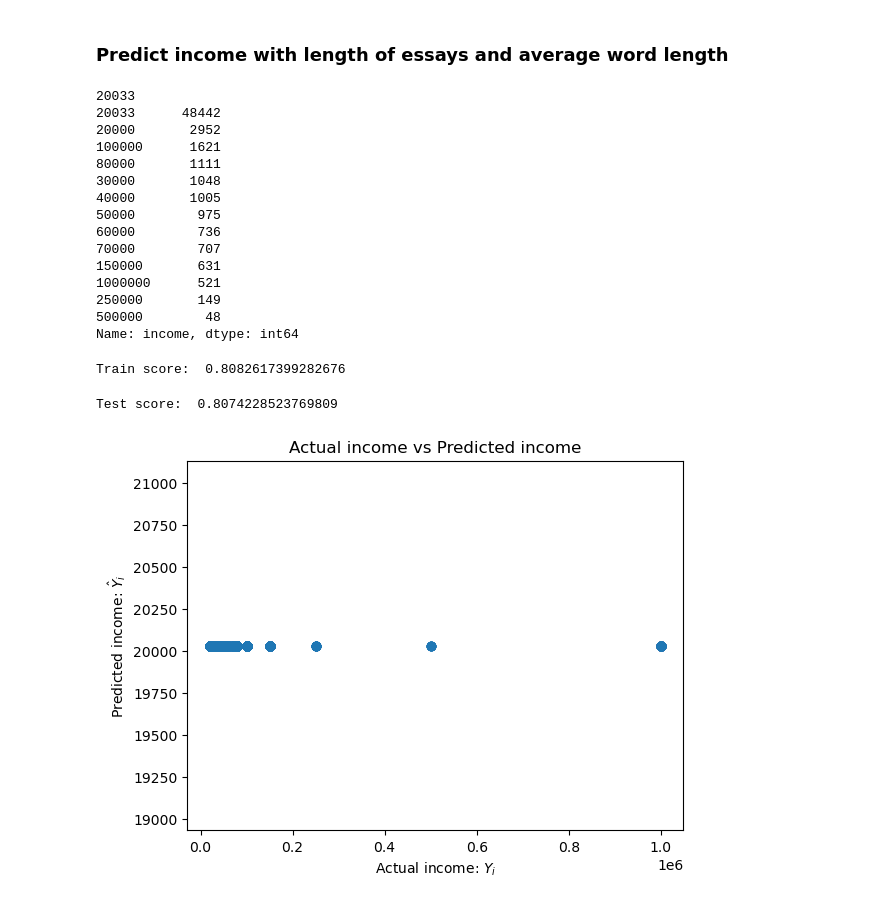
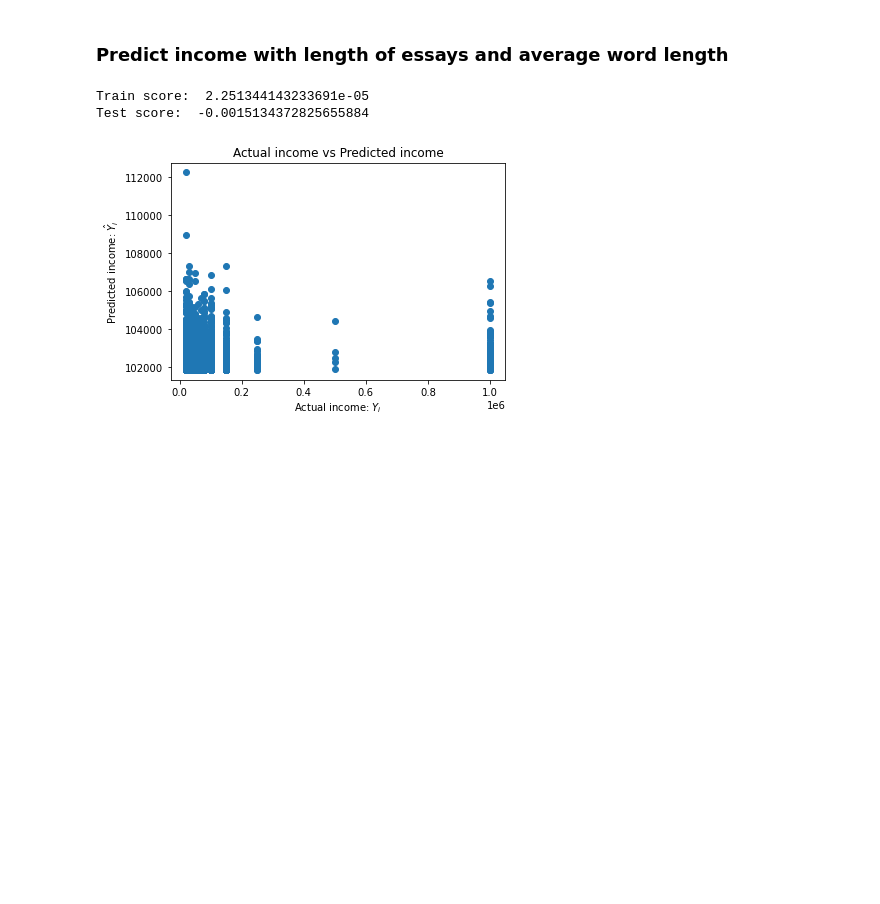
Before and after one commit to yii-meow/CodeCademy-ML-, a Jupyter notebook: capstone_starter/dating_skeleton.ipynb, the cells around one changed output. Drawn from its saved outputs; the diff is of its cells as text; code cells hidden in the pictures; blank space fills up the shorter version.

```diff
--- a/capstone_starter/dating_skeleton.ipynb
+++ b/capstone_starter/dating_skeleton.ipynb
@@ -129,6 +169,0 @@ accuracies = []
-# %%
-# Male = 0 , Female = 1
-df["sex"] = df.sex.map({
-    "m" : 0,
-    "f" : 1
-})
@@ -164,42 +196,23 @@ Name: sex, dtype: int64
 # %%
 features = df[["essay_len","avg_word_length"]]
 
-mean_income =int(df["income"].mean())
-df["income"] = df["income"].replace(-1,mean_income)
-print(df["income"].value_counts())
-
 X_train, X_test, y_train, y_test = train_test_split(features,df["income"],train_size=0.8,test_size=0.2,random_state=6)
-clasifier = LinearRegression()
+classifier = LinearRegression()
 classifier.fit(X_train,y_train)
 income_predict = classifier.predict(X_test)
 
 print("Train score: ", classifier.score(X_train,y_train))
 print("Test score: ", classifier.score(X_test,y_test))
 
 plt.scatter(y_test,income_predict)
 # plt.plot(range(20000),range(20000))
 
 plt.xlabel("Actual income: $Y_i$")
 plt.ylabel("Predicted income: $\hat{Y}_i$")
 plt.title("Actual income vs Predicted income")
 
 plt.show()
 # %% [output]
-20033
-20033      48442
-20000       2952
-100000      1621
-80000       1111
-30000       1048
-40000       1005
-50000        975
-60000        736
-70000        707
-150000       631
-1000000      521
-250000       149
-500000        48
-Name: income, dtype: int64
+Train score:  2.251344143233691e-05
+Test score:  -0.0015134372825655884
-Train score:  0.8082617399282676
-Test score:  0.8074228523769809
-[figure, old version]
+[figure, new version]
```
Also changed, not shown: parts of 7 cells of this notebook, 3 other files.
